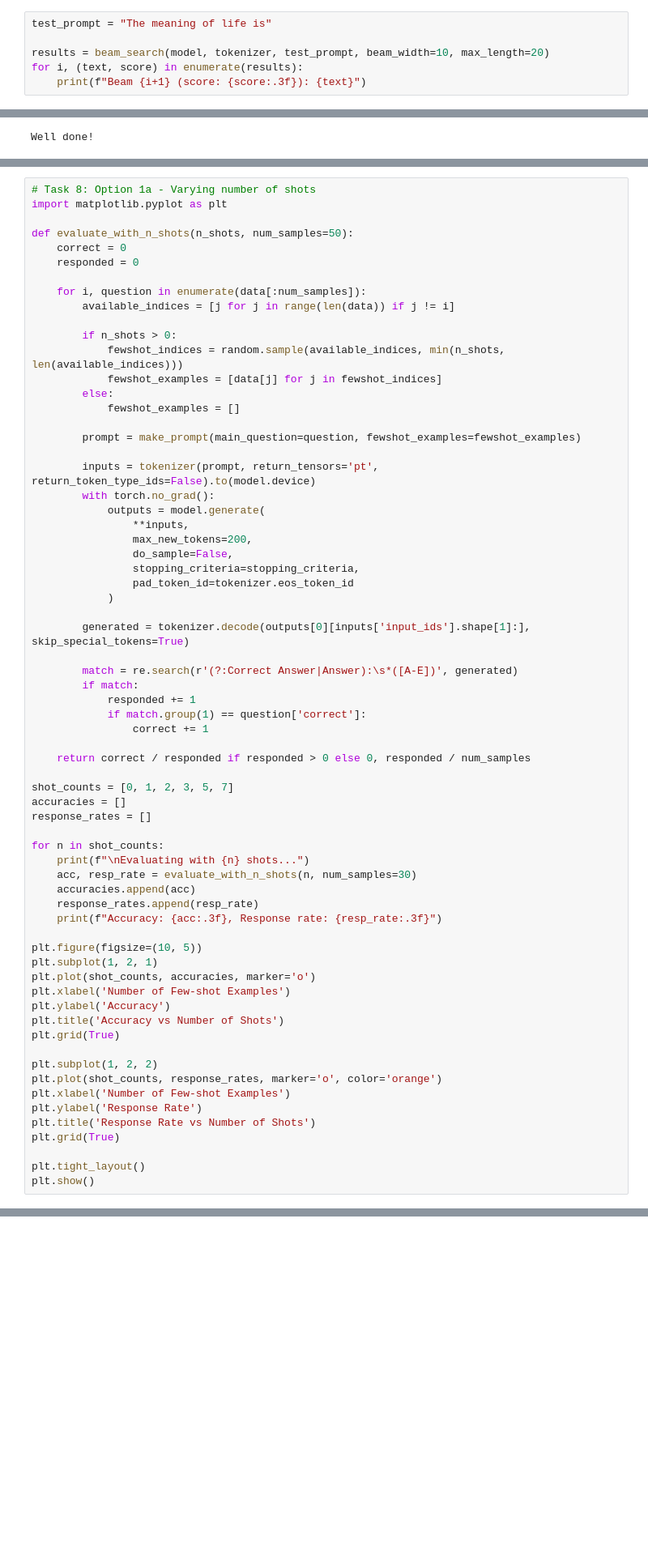
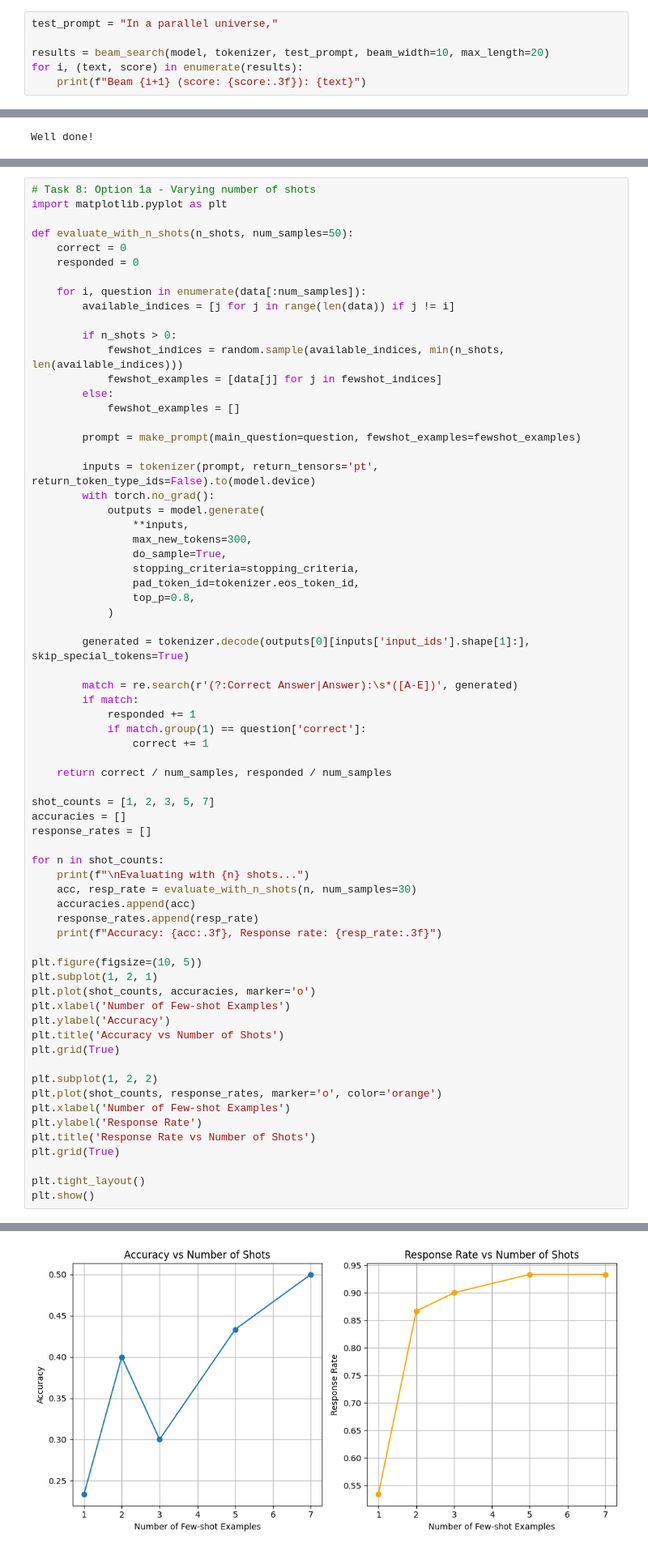
Before and after one commit to Aphelack/nlp_course, a Jupyter notebook: week06_prompting/homework_datasphere.ipynb, the cells around one changed output, grey strips where cells are left out. Shown at 81% size. Cells and saved outputs as stored; diff of their text form; blank space fills up the shorter version.

```diff
--- a/week06_prompting/homework_datasphere.ipynb
+++ b/week06_prompting/homework_datasphere.ipynb
@@ -545,7 +546,7 @@ def beam_search(model, tokenizer, prompt: str, beam_width: int = 5, max_length:
 
     return results
 # %%
-test_prompt = "The meaning of life is"
+test_prompt = "In a parallel universe,"
 
 results = beam_search(model, tokenizer, test_prompt, beam_width=10, max_length=20)
 for i, (text, score) in enumerate(results):
@@ -907,10 +901,11 @@ def evaluate_with_n_shots(n_shots, num_samples=50):
         with torch.no_grad():
             outputs = model.generate(
                 **inputs,
-                max_new_tokens=200,
-                do_sample=False,
+                max_new_tokens=300,
+                do_sample=True,
                 stopping_criteria=stopping_criteria,
-                pad_token_id=tokenizer.eos_token_id
+                pad_token_id=tokenizer.eos_token_id,
+                top_p=0.8,
             )
 
         generated = tokenizer.decode(outputs[0][inputs['input_ids'].shape[1]:], skip_special_tokens=True)
@@ -921,9 +916,9 @@ def evaluate_with_n_shots(n_shots, num_samples=50):
             if match.group(1) == question['correct']:
                 correct += 1
 
-    return correct / responded if responded > 0 else 0, responded / num_samples
+    return correct / num_samples, responded / num_samples
 
-shot_counts = [0, 1, 2, 3, 5, 7]
+shot_counts = [1, 2, 3, 5, 7]
 accuracies = []
 response_rates = []
 
@@ -951,3 +946,4 @@ plt.grid(True)
 
 plt.tight_layout()
 plt.show()
+# %% [output]
@@ -953,0 +964 @@ plt.show()
+[figure, added]
```
Also changed, not shown: parts of 11 cells of this notebook.
